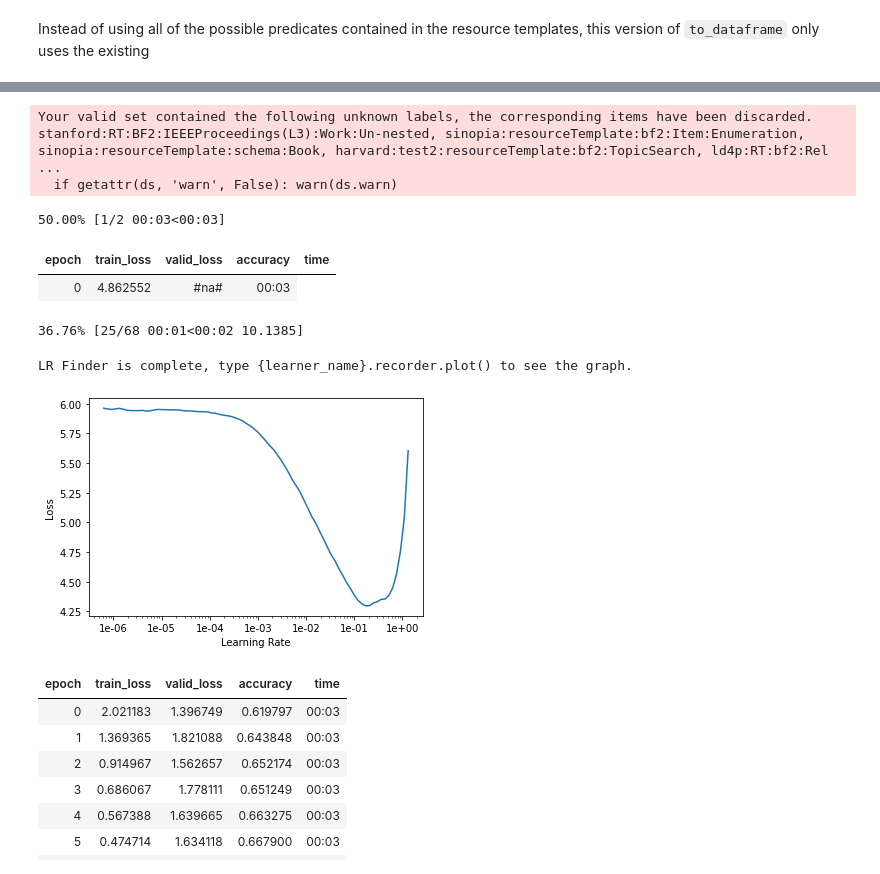
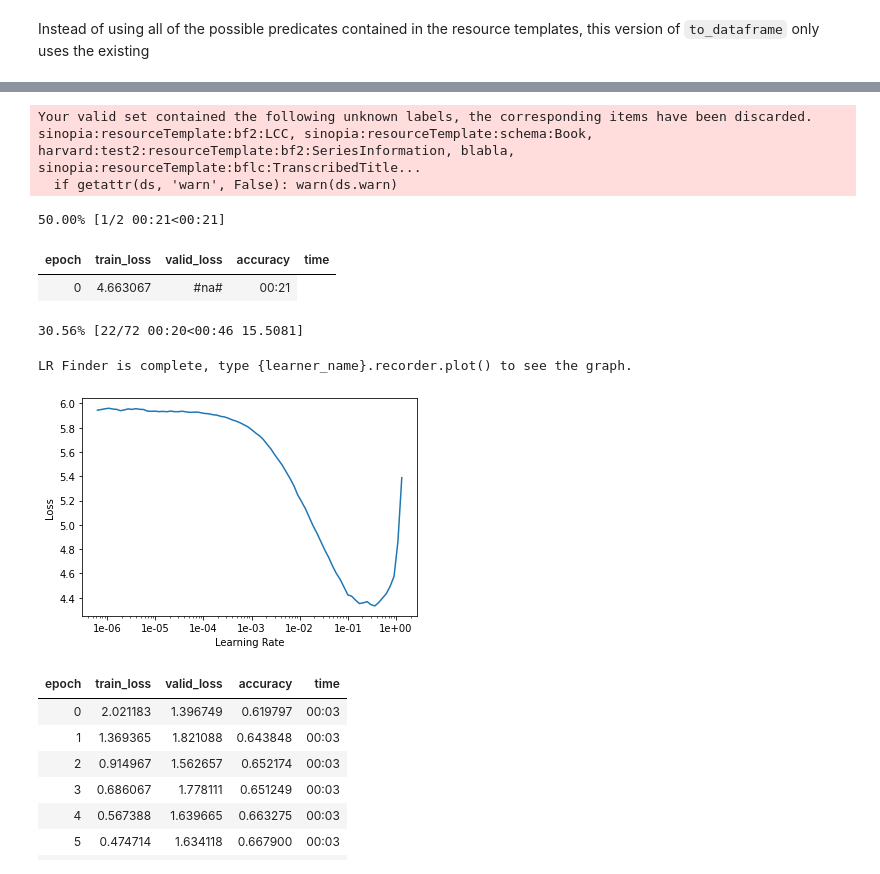
Before and after one commit to LD4P/rdf-classify, a Jupyter notebook: doc/Introduction.ipynb, the cells around one changed output, grey strips where cells are left out. Saved outputs shown, nothing was run; the diff lists cells and outputs as text; code cells hidden in the pictures.

Commit message:
Updated doc with data_loader now randomizing and fill nan

```diff
--- a/doc/Introduction.ipynb
+++ b/doc/Introduction.ipynb
@@ -57,0 +36,7 @@ Failed to parse sinopia_export_all_2020-06-21T00:01:16.135Z/michigan_2020-06-21T
+# %%
+print("Production Environment")
+production = data_loader.from_zipfile("../../tmp/sinopia_prod.zip")
+print("Stage Environment")
+stage = data_loader.from_zipfile("../../tmp/sinopia_stage.zip")
+print("Development Environment")
+development = data_loader.from_zipfile("../../tmp/sinopia_dev.zip")
@@ -347,21 +330,21 @@ stage2_df.tail()
 5 rows × 194 columns
 # %%
-stage2_data = data_block.databunch(stage2_df)
+stage2_data = data_prep.databunch(stage2_df)
 # %% [output]
 Your valid set contained the following unknown labels, the corresponding items have been discarded.
-stanford:RT:BF2:IEEEProceedings(L3):Work:Un-nested, sinopia:resourceTemplate:bf2:Item:Enumeration, sinopia:resourceTemplate:schema:Book, harvard:test2:resourceTemplate:bf2:TopicSearch, ld4p:RT:bf2:Rel ...
+sinopia:resourceTemplate:bf2:LCC, sinopia:resourceTemplate:schema:Book, harvard:test2:resourceTemplate:bf2:SeriesInformation, blabla, sinopia:resourceTemplate:bflc:TranscribedTitle...
   if getattr(ds, 'warn', False): warn(ds.warn)
 # %%
-stage2_learner = tabular_learner(stage2_data, layers=[300,100], metrics=accuracy)
+stage2_learner = tabular_learner(stage2_data, layers=[200,100], metrics=accuracy)
 stage2_learner.lr_find()
 stage2_learner.recorder.plot()
 # %% [output]
-50.00% [1/2 00:03<00:03]
+50.00% [1/2 00:21<00:21]
 | epoch | train_loss | valid_loss | accuracy | time |
-| 0 | 4.862552 | #na# | 00:03 |
+| 0 | 4.663067 | #na# | 00:21 |
-36.76% [25/68 00:01<00:02 10.1385]
+30.56% [22/72 00:20<00:46 15.5081]
 LR Finder is complete, type {learner_name}.recorder.plot() to see the graph.
-[figure, old version]
+[figure, new version]
 # %%
 stage2_learner.fit(9, 1e-02)
 # %% [output]
```
Also changed, not shown: parts of 32 cells of this notebook, 1 other file.
